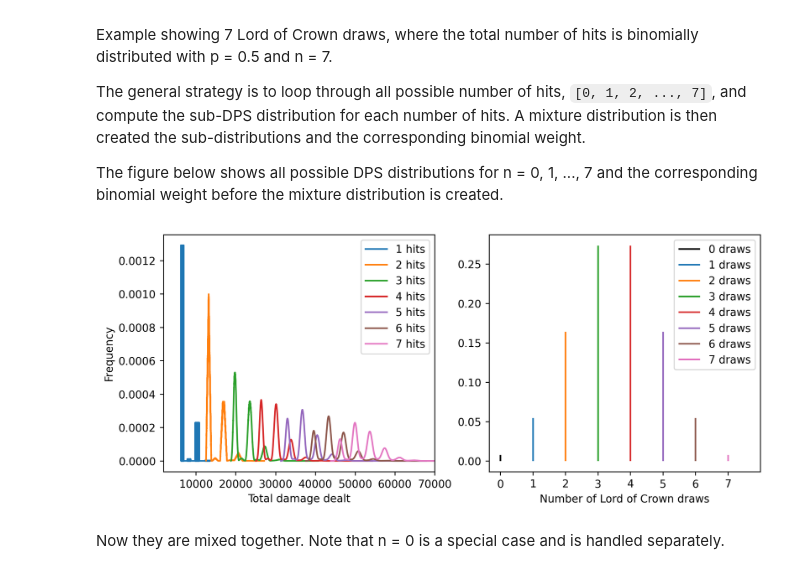
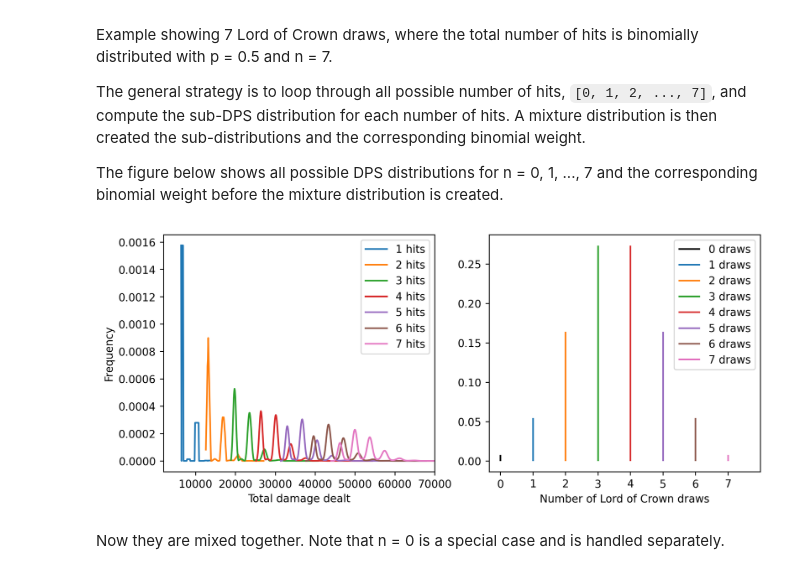
Before and after one commit to ffxiv-acerola/ffxiv_stats, a Jupyter notebook: examples/stochastic-rotations.ipynb, the cells around one changed output. Cells and saved outputs as stored; diff of their text form; code cells hidden in the pictures.

```diff
--- a/examples/stochastic-rotations.ipynb
+++ b/examples/stochastic-rotations.ipynb
@@ -31,44 +31,45 @@ a = ffs.Rate(1989, 436)
 rotation = pd.DataFrame({
     'd2': [6000],
     'n': [7],
-    'p': [a.p],
     'l_c': [a.l_c],
-    'buffs': [[1.1]],
+    'buffs': [1.1],
     'is_dot': [0],
     'action_name': ['Lord of Crowns'],
     'base_action': ['Lord of Crowns']})
+
+rotation[["p_n", "p_c", "p_d", "p_cd"]] = a.p
 
 # set t = 1 for total damage dealt
 t = 1
 
 fig, ax = plt.subplots(1, 2, figsize=(10,4), dpi=250)
 binom_weights = binom(n_hits, 0.5).pmf(np.arange(n_hits+1)).reshape((n_hits+1,1))
 ax[1].vlines(0, 0, binom_weights[0][0], color='k', label='0 draws')
 
 for n in np.arange(1, n_hits+1):
     rotation['n'].update(n)
     r = Rotation(rotation, t)
 
-    a, b = r.convolve_pmf(0)
+    a, b = r.rotation_dps_support, r.rotation_dps_distribution
     dps.append(a)
     p.append(b)
 
     ax[0].plot(dps[n-1], p[n-1], label=f'{n} hits')
 
     ax[1].vlines(n, 0, binom_weights[n][0], color=f'C{n-1}', label=f'{n} draws')
 
 
 ax[0].set_xlim([ax[0].get_xlim()[0], 70000])
 ax[0].set_xlabel('Total damage dealt')
 ax[1].set_xlabel('Number of Lord of Crown draws')
 ax[0].set_ylabel('Frequency')
 ax[0].legend()
 ax[1].legend()
 ax[1].set_xlim([ax[1].get_xlim()[0], 8])
 ax[1].set_xticks(np.arange(0,8))
 plt.show()
 # %% [output]
-[figure, old version]
+[figure, new version]
 # %% [markdown]
 Now they are mixed together. Note that n = 0 is a special case and is handled separately.
 # %%
```
Also changed, not shown: parts of 5 cells of this notebook, 8 other files.
